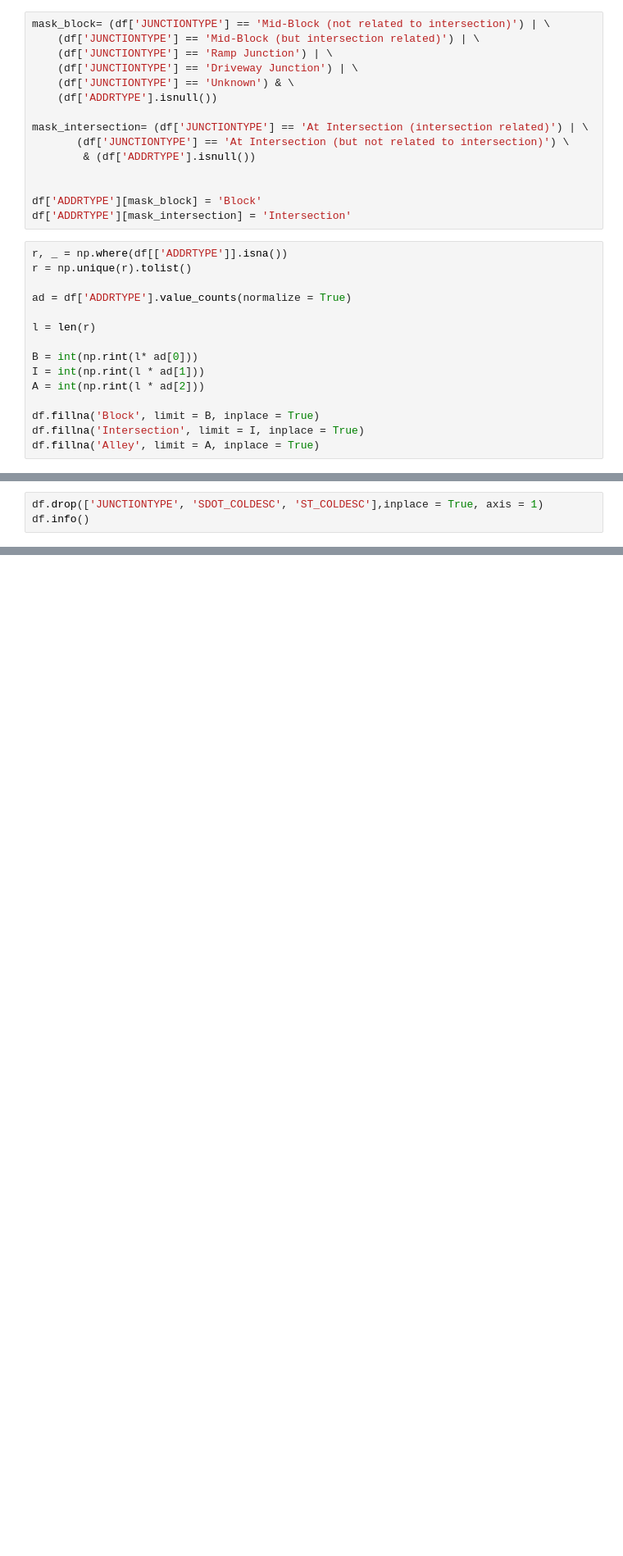
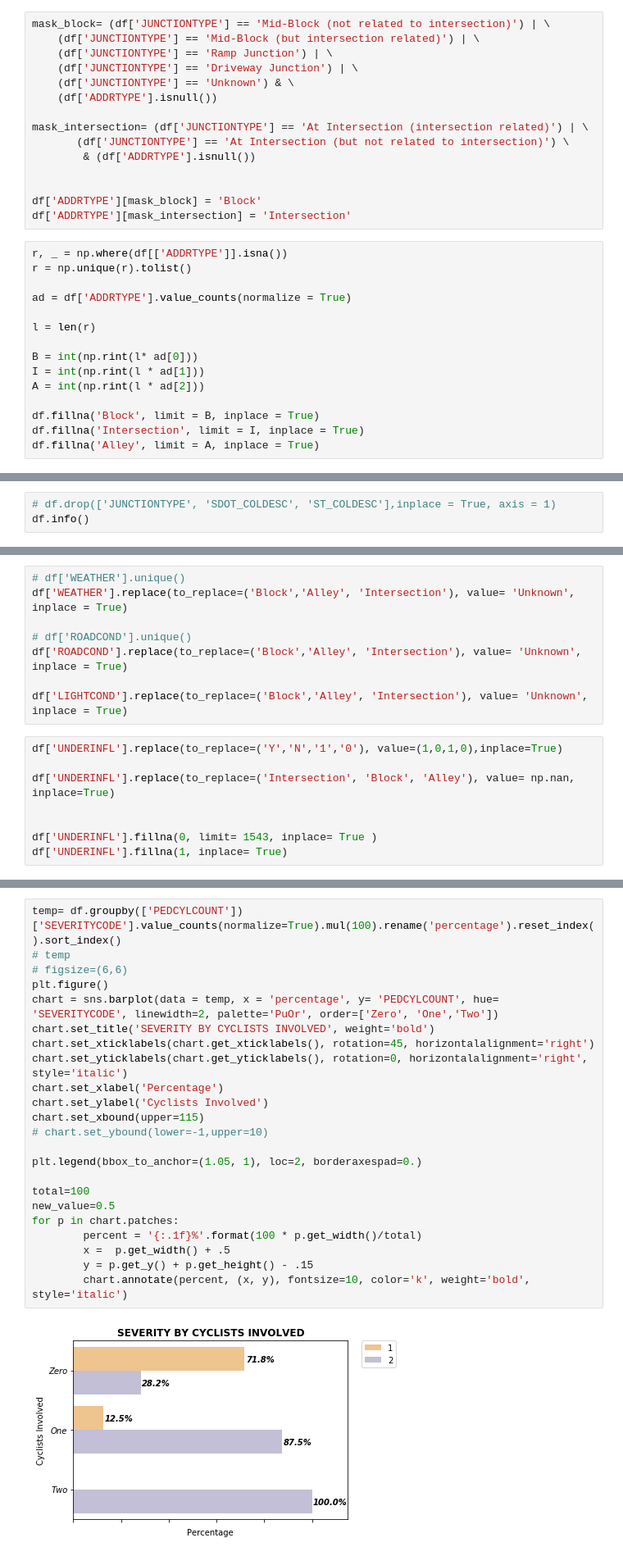
Before and after one commit to Antonio141/Coursera_Capstone, a Jupyter notebook: capstone.ipynb, the cells around one changed output, grey strips where cells are left out. Shown at 82% size. Saved outputs shown, nothing was run; the diff lists cells and outputs as text; blank space fills up the shorter version.

```diff
--- a/capstone.ipynb
+++ b/capstone.ipynb
@@ -294,4 +325,4 @@ Function terminated
 # %%
-df.drop(['JUNCTIONTYPE', 'SDOT_COLDESC', 'ST_COLDESC'],inplace = True, axis = 1)
+# df.drop(['JUNCTIONTYPE', 'SDOT_COLDESC', 'ST_COLDESC'],inplace = True, axis = 1)
 df.info()
 # %% [output]
@@ -322,0 +346,16 @@ print('ciao')
+# %%
+# df['WEATHER'].unique()
+df['WEATHER'].replace(to_replace=('Block','Alley', 'Intersection'), value= 'Unknown', inplace = True)
+
+# df['ROADCOND'].unique()
+df['ROADCOND'].replace(to_replace=('Block','Alley', 'Intersection'), value= 'Unknown', inplace = True)
+
+df['LIGHTCOND'].replace(to_replace=('Block','Alley', 'Intersection'), value= 'Unknown', inplace = True)
+# %%
+df['UNDERINFL'].replace(to_replace=('Y','N','1','0'), value=(1,0,1,0),inplace=True)
+
+df['UNDERINFL'].replace(to_replace=('Intersection', 'Block', 'Alley'), value= np.nan, inplace=True)
+
+
+df['UNDERINFL'].fillna(0, limit= 1543, inplace= True )
+df['UNDERINFL'].fillna(1, inplace= True)
@@ -322,0 +399,25 @@ print('ciao')
+# %%
+temp= df.groupby(['PEDCYLCOUNT'])['SEVERITYCODE'].value_counts(normalize=True).mul(100).rename('percentage').reset_index().sort_index()
+# temp
+# figsize=(6,6)
+plt.figure()
+chart = sns.barplot(data = temp, x = 'percentage', y= 'PEDCYLCOUNT', hue= 'SEVERITYCODE', linewidth=2, palette='PuOr', order=['Zero', 'One','Two'])
+chart.set_title('SEVERITY BY CYCLISTS INVOLVED', weight='bold')
+chart.set_xticklabels(chart.get_xticklabels(), rotation=45, horizontalalignment='right')
+chart.set_yticklabels(chart.get_yticklabels(), rotation=0, horizontalalignment='right', style='italic')
+chart.set_xlabel('Percentage')
+chart.set_ylabel('Cyclists Involved')
+chart.set_xbound(upper=115)
+# chart.set_ybound(lower=-1,upper=10)
+
+plt.legend(bbox_to_anchor=(1.05, 1), loc=2, borderaxespad=0.)
+
+total=100
+new_value=0.5
+for p in chart.patches:
+        percent = '{:.1f}%'.format(100 * p.get_width()/total)
+        x =  p.get_width() + .5
+        y = p.get_y() + p.get_height() - .15
+        chart.annotate(percent, (x, y), fontsize=10, color='k', weight='bold', style='italic')
+# %% [output]
+[figure, added]
```
Also changed, not shown: parts of 32 cells of this notebook, 12 other files.
